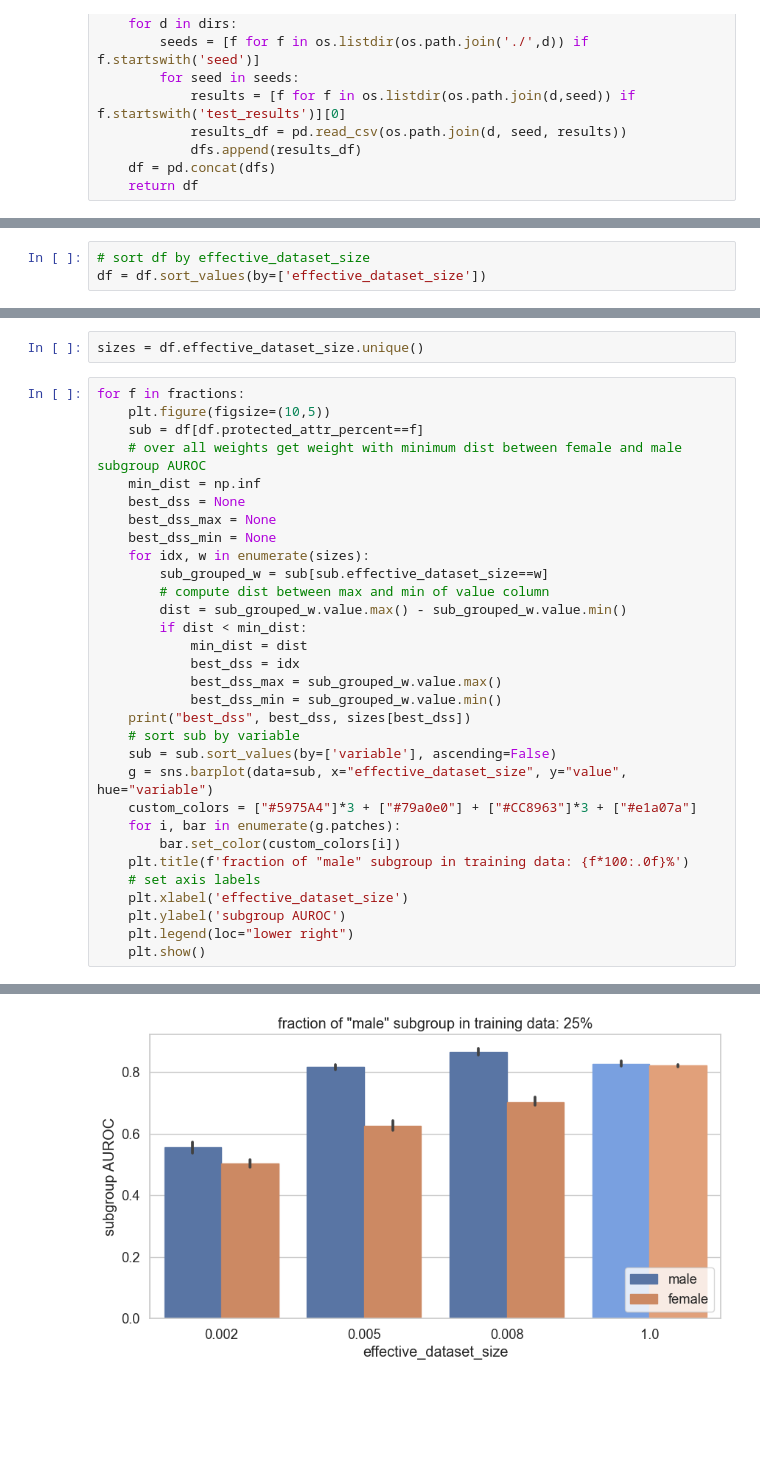
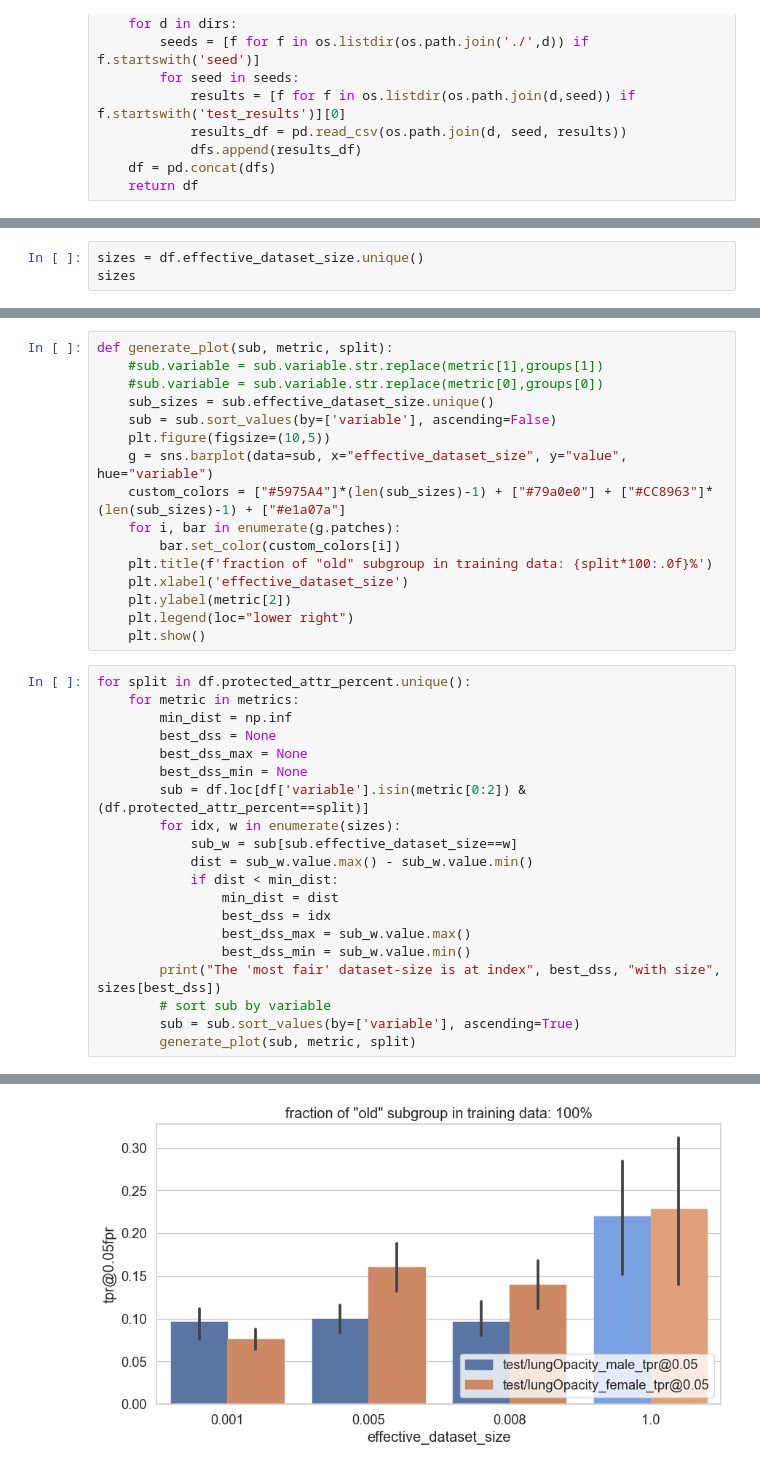
Before and after one commit to JohannesGetzner/fair-uad-with-dp, a Jupyter notebook: src/logs_persist/2023-09-16 10:52:18-FAE-rsna-sex-bs32-dss-noDP/custom_plot.ipynb, the cells around one changed output, grey strips where cells are left out. Cells and saved outputs as stored; diff of their text form; blank space fills up the shorter version.

Commit message:
refactored all custom plotting notebooks

```diff
--- a/src/logs_persist/2023-09-16 10:52:18-FAE-rsna-sex-bs32-dss-noDP/custom_plot.ipynb
+++ b/src/logs_persist/2023-09-16 10:52:18-FAE-rsna-sex-bs32-dss-noDP/custom_plot.ipynb
@@ -69,3 +68,3 @@ fractions.sort()
 # %%
-# sort df by effective_dataset_size
-df = df.sort_values(by=['effective_dataset_size'])
+sizes = df.effective_dataset_size.unique()
+sizes
@@ -72,34 +73,37 @@ df = df.sort_values(by=['effective_dataset_size'])
-# %%
-sizes = df.effective_dataset_size.unique()
+# %%
+def generate_plot(sub, metric, split):
+    #sub.variable = sub.variable.str.replace(metric[1],groups[1])
+    #sub.variable = sub.variable.str.replace(metric[0],groups[0])
+    sub_sizes = sub.effective_dataset_size.unique()
+    sub = sub.sort_values(by=['variable'], ascending=False)
+    plt.figure(figsize=(10,5))
+    g = sns.barplot(data=sub, x="effective_dataset_size", y="value", hue="variable")
+    custom_colors = ["#5975A4"]*(len(sub_sizes)-1) + ["#79a0e0"] + ["#CC8963"]*(len(sub_sizes)-1) + ["#e1a07a"]
+    for i, bar in enumerate(g.patches):
+        bar.set_color(custom_colors[i])
+    plt.title(f'fraction of "old" subgroup in training data: {split*100:.0f}%')
+    plt.xlabel('effective_dataset_size')
+    plt.ylabel(metric[2])
+    plt.legend(loc="lower right")
+    plt.show()
 # %%
-for f in fractions:
-    plt.figure(figsize=(10,5))
-    sub = df[df.protected_attr_percent==f]
-    # over all weights get weight with minimum dist between female and male subgroup AUROC
-    min_dist = np.inf
-    best_dss = None
-    best_dss_max = None
-    best_dss_min = None
-    for idx, w in enumerate(sizes):
-        sub_grouped_w = sub[sub.effective_dataset_size==w]
-        # compute dist between max and min of value column
-        dist = sub_grouped_w.value.max() - sub_grouped_w.value.min()
-        if dist < min_dist:
-            min_dist = dist
-            best_dss = idx
-            best_dss_max = sub_grouped_w.value.max()
-            best_dss_min = sub_grouped_w.value.min()
-    print("best_dss", best_dss, sizes[best_dss])
-    # sort sub by variable
-    sub = sub.sort_values(by=['variable'], ascending=False)
-    g = sns.barplot(data=sub, x="effective_dataset_size", y="value", hue="variable")
-    custom_colors = ["#5975A4"]*3 + ["#79a0e0"] + ["#CC8963"]*3 + ["#e1a07a"]
-    for i, bar in enumerate(g.patches):
-        bar.set_color(custom_colors[i])
-    plt.title(f'fraction of "male" subgroup in training data: {f*100:.0f}%')
-    # set axis labels
-    plt.xlabel('effective_dataset_size')
-    plt.ylabel('subgroup AUROC')
-    plt.legend(loc="lower right")
-    plt.show()
+for split in df.protected_attr_percent.unique():
+    for metric in metrics:
+        min_dist = np.inf
+        best_dss = None
+        best_dss_max = None
+        best_dss_min = None
+        sub = df.loc[df['variable'].isin(metric[0:2]) & (df.protected_attr_percent==split)]
+        for idx, w in enumerate(sizes):
+            sub_w = sub[sub.effective_dataset_size==w]
+            dist = sub_w.value.max() - sub_w.value.min()
+            if dist < min_dist:
+                min_dist = dist
+                best_dss = idx
+                best_dss_max = sub_w.value.max()
+                best_dss_min = sub_w.value.min()
+        print("The 'most fair' dataset-size is at index", best_dss, "with size", sizes[best_dss])
+        # sort sub by variable
+        sub = sub.sort_values(by=['variable'], ascending=True)
+        generate_plot(sub, metric, split)
 # %% [output]
@@ -109 +113 @@ best_dss 4 1.0
-[figure, old version]
+[figure, new version]
```
Also changed, not shown: parts of 11 cells of this notebook, 10 other files.
